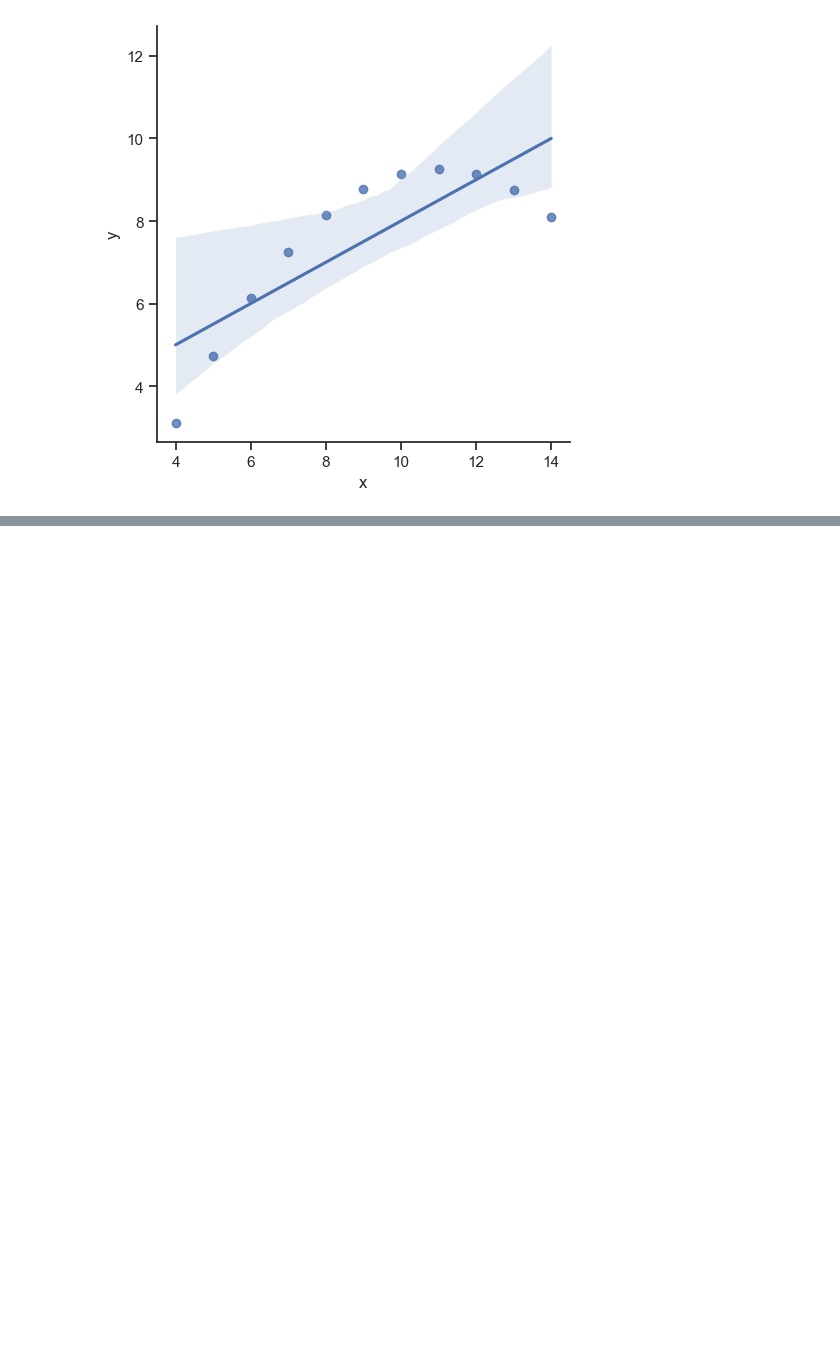
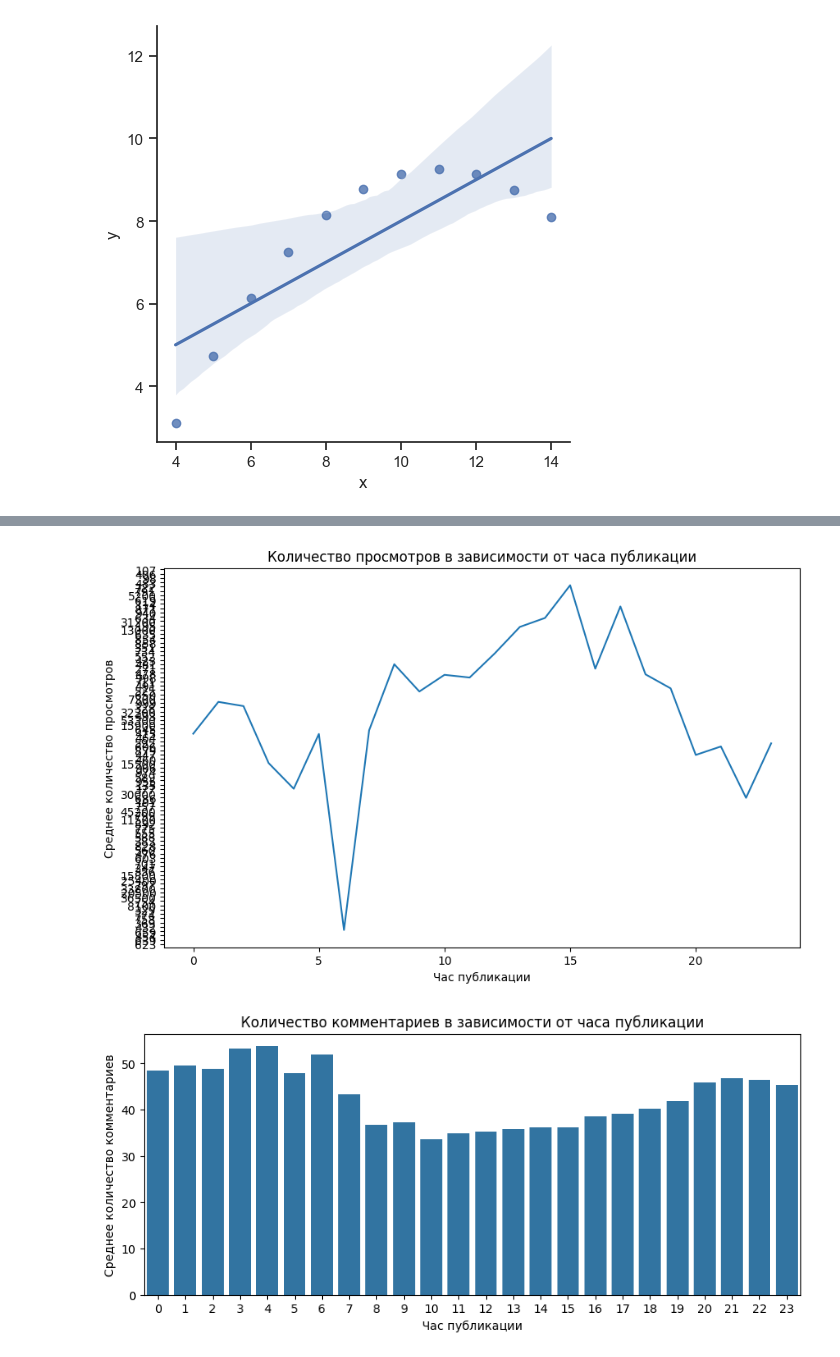
Before and after one commit to medicsera/MachineLerning, a Jupyter notebook: lab4.ipynb, the cells around one changed output, grey strips where cells are left out. Drawn from its saved outputs; the diff is of its cells as text; code cells hidden in the pictures; blank space fills up the shorter version.

```diff
--- a/lab4.ipynb
+++ b/lab4.ipynb
@@ -375,0 +473,20 @@ plt.show()
+# %%
+plt.figure(figsize=(10, 6))
+sns.lineplot (x='hour', y='views', data=df, errorbar=None)
+plt.title('Количество просмотров в зависимости от часа публикации')
+plt.xlabel('Час публикации')
+plt.ylabel('Среднее количество просмотров')
+plt.show()
+
+plt.figure(figsize=(10, 4))
+sns.barplot(x='hour', y='comments', data=df, errorbar=None)
+plt.title('Количество комментариев в зависимости от часа публикации')
+plt.xlabel('Час публикации')
+plt.ylabel('Среднее количество комментариев')
+plt.show()
+
+row_max_comments = df[df['comments'] == df['comments'].max()]
+print(row_max_comments[['published', 'comments']])
+# %% [output]
+[figure, added]
+[figure, added]
```
Also changed, not shown: parts of 16 cells of this notebook, 1 other file.
